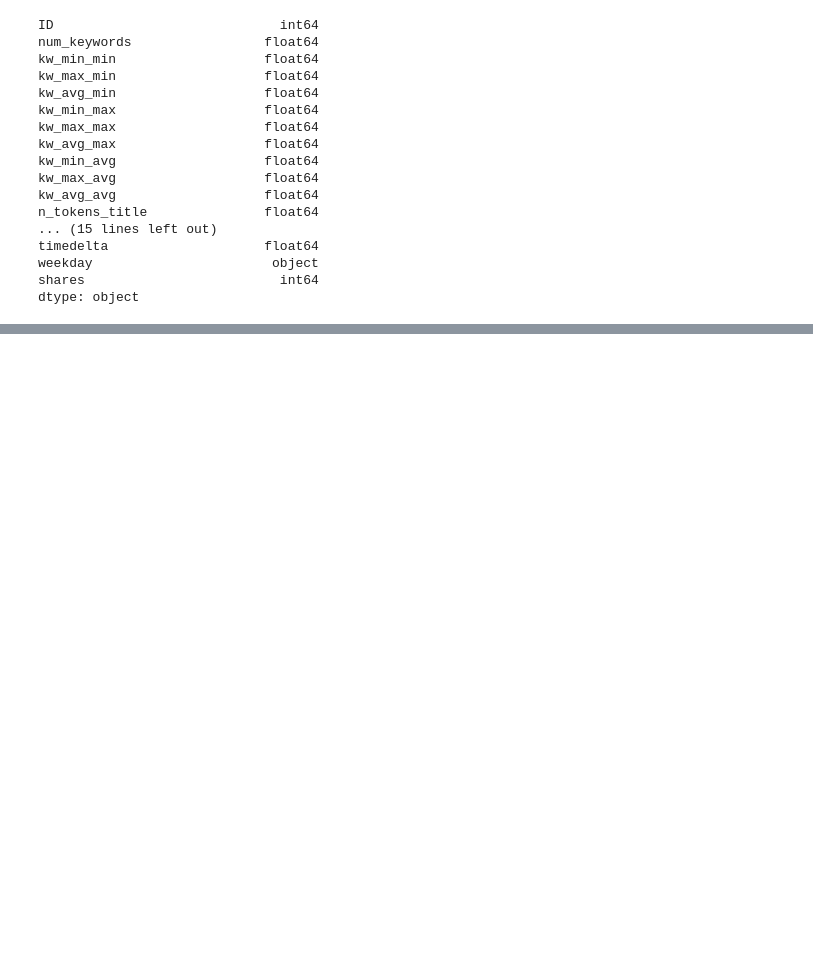
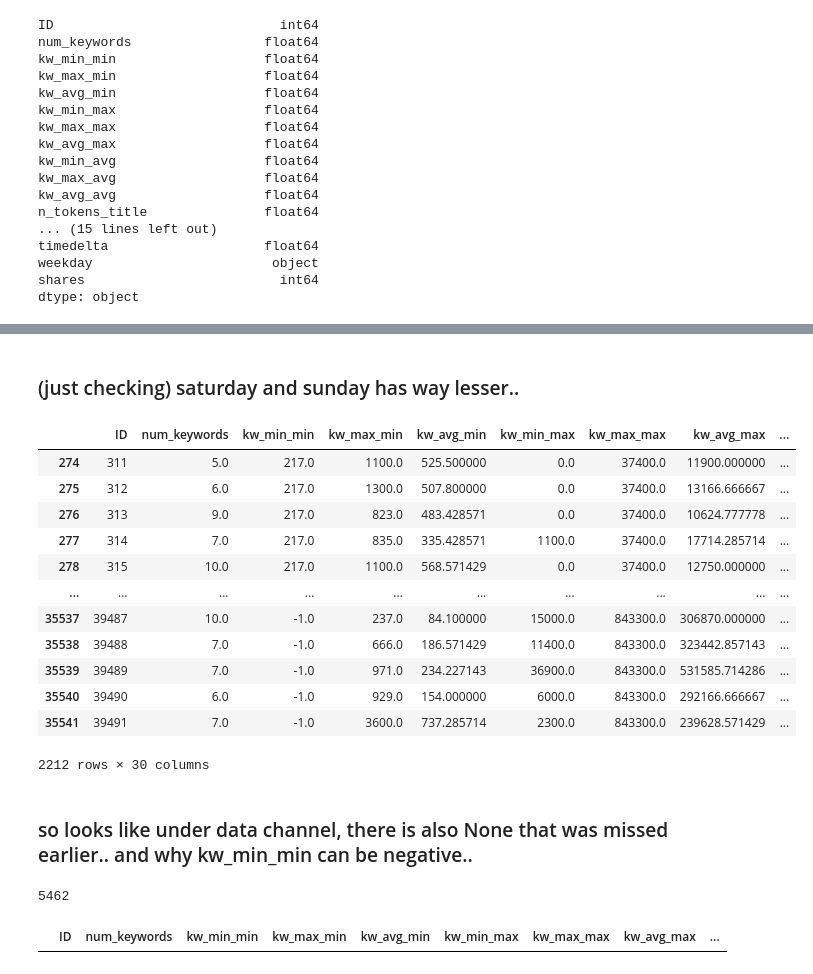
Before and after one commit to BNSBNS/pyplaygrd, a Jupyter notebook: starterprojs/EDAs/Others/eda-proj1/part-1-data-etl.ipynb, the cells around one changed output, grey strips where cells are left out. Drawn from its saved outputs; the diff is of its cells as text; code cells hidden in the pictures; blank space fills up the shorter version.

```diff
--- a/starterprojs/EDAs/Others/eda-proj1/part-1-data-etl.ipynb
+++ b/starterprojs/EDAs/Others/eda-proj1/part-1-data-etl.ipynb
@@ -2,10 +2,12 @@
 import pandas as pd
 import seaborn as sns
 import numpy as np
-import matplotlib as plt
+import matplotlib.pyplot as plt
 %matplotlib inline
 
 import sqlite3 as db
+
+pd.pandas.set_option('display.max_columns',None)
 # %%
 # https://towardsdatascience.com/an-easy-beginners-guide-to-sqlite-in-python-and-pandas-fbf1f38f6800
 # so the line of code above will connect to a file called my_database.db IF IT EXISTS in the folder. If it does not exist, a file called my_database.db will automatically be created on your computer
@@ -296,0 +360,28 @@ dtype: object
+# %% [markdown]
+### (just checking) saturday and sunday has way lesser..
+# %%
+df_merge_clean.loc[df_merge_clean['weekday'] == 'saturday']
+# %% [output]
+|  | ID | num_keywords | kw_min_min | kw_max_min | kw_avg_min | kw_min_max | kw_max_max | kw_avg_max | ... |
+| 274 | 311 | 5.0 | 217.0 | 1100.0 | 525.500000 | 0.0 | 37400.0 | 11900.000000 | ... |
+| 275 | 312 | 6.0 | 217.0 | 1300.0 | 507.800000 | 0.0 | 37400.0 | 13166.666667 | ... |
+| 276 | 313 | 9.0 | 217.0 | 823.0 | 483.428571 | 0.0 | 37400.0 | 10624.777778 | ... |
+| 277 | 314 | 7.0 | 217.0 | 835.0 | 335.428571 | 1100.0 | 37400.0 | 17714.285714 | ... |
+| 278 | 315 | 10.0 | 217.0 | 1100.0 | 568.571429 | 0.0 | 37400.0 | 12750.000000 | ... |
+| ... | ... | ... | ... | ... | ... | ... | ... | ... | ... |
+| 35537 | 39487 | 10.0 | -1.0 | 237.0 | 84.100000 | 15000.0 | 843300.0 | 306870.000000 | ... |
+| 35538 | 39488 | 7.0 | -1.0 | 666.0 | 186.571429 | 11400.0 | 843300.0 | 323442.857143 | ... |
+| 35539 | 39489 | 7.0 | -1.0 | 971.0 | 234.227143 | 36900.0 | 843300.0 | 531585.714286 | ... |
+| 35540 | 39490 | 6.0 | -1.0 | 929.0 | 154.000000 | 6000.0 | 843300.0 | 292166.666667 | ... |
+| 35541 | 39491 | 7.0 | -1.0 | 3600.0 | 737.285714 | 2300.0 | 843300.0 | 239628.571429 | ... |
+2212 rows × 30 columns
+# %% [markdown]
+### so looks like under data channel, there is also None that was missed earlier.. and why kw_min_min can be negative..
+# %%
+df_merge_clean['data_channel'].isnull().sum()
+# %% [output]
+5462
+# %%
+df_merge_clean.loc[df_merge_clean['data_channel'] == 'none']
+# %% [output]
+|  | ID | num_keywords | kw_min_min | kw_max_min | kw_avg_min | kw_min_max | kw_max_max | kw_avg_max | ... |
```
Also changed, not shown: parts of 36 cells of this notebook.
